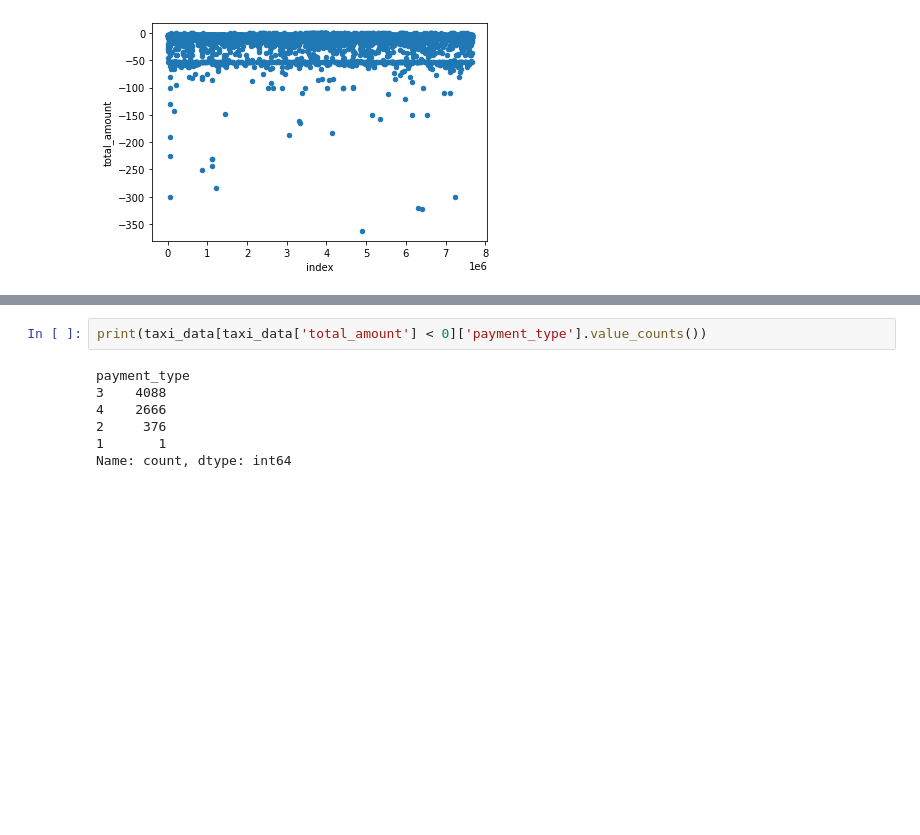
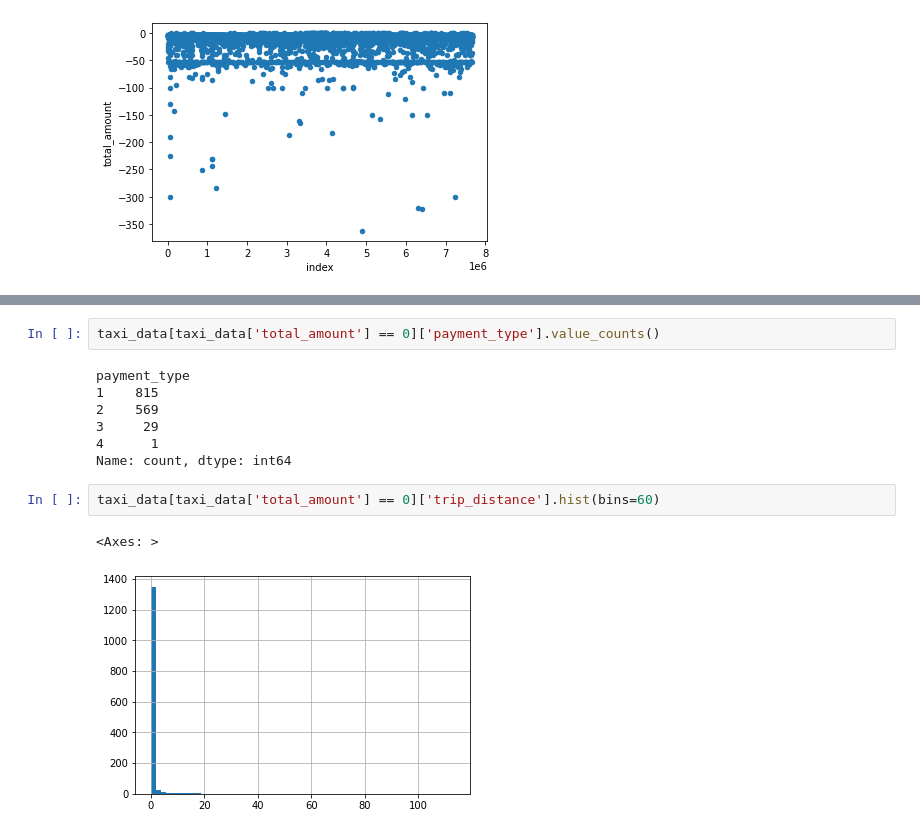
Before and after one commit to getpeped/Projects, a Jupyter notebook: yellow_taxi_trip_records/module2.ipynb, the cells around one changed output, grey strips where cells are left out. Cells and saved outputs as stored; diff of their text form; blank space fills up the shorter version.

```diff
--- a/yellow_taxi_trip_records/module2.ipynb
+++ b/yellow_taxi_trip_records/module2.ipynb
@@ -139,9 +165,14 @@ dtype: timedelta64[ns]
 # %%
-print(taxi_data[taxi_data['total_amount'] < 0]['payment_type'].value_counts())
+taxi_data[taxi_data['total_amount'] == 0]['payment_type'].value_counts()
 # %% [output]
 payment_type
-3    4088
-4    2666
-2     376
-1       1
+1    815
+2    569
+3     29
+4      1
 Name: count, dtype: int64
+# %%
+taxi_data[taxi_data['total_amount'] == 0]['trip_distance'].hist(bins=60)
+# %% [output]
+<Axes: >
+[figure, added]
```
Also changed, not shown: parts of 18 cells of this notebook.
